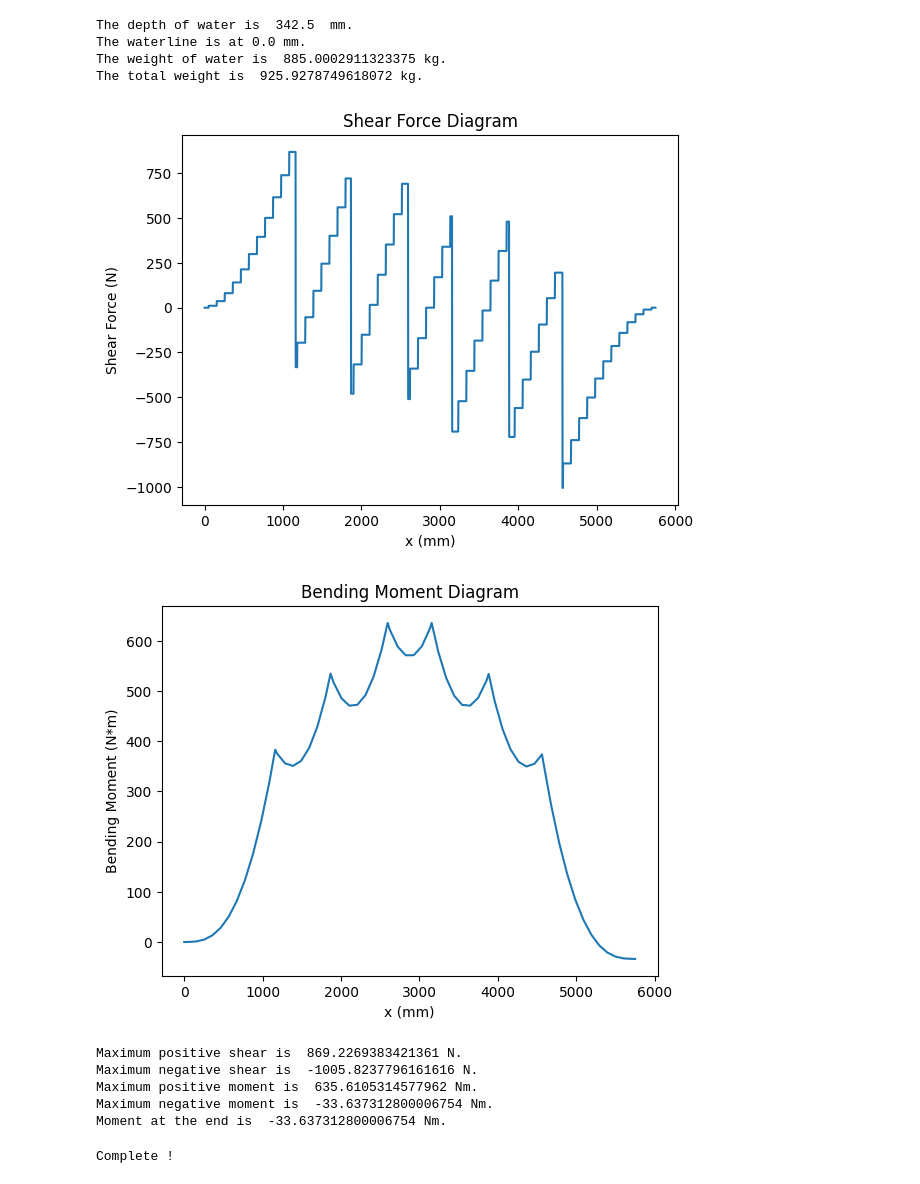
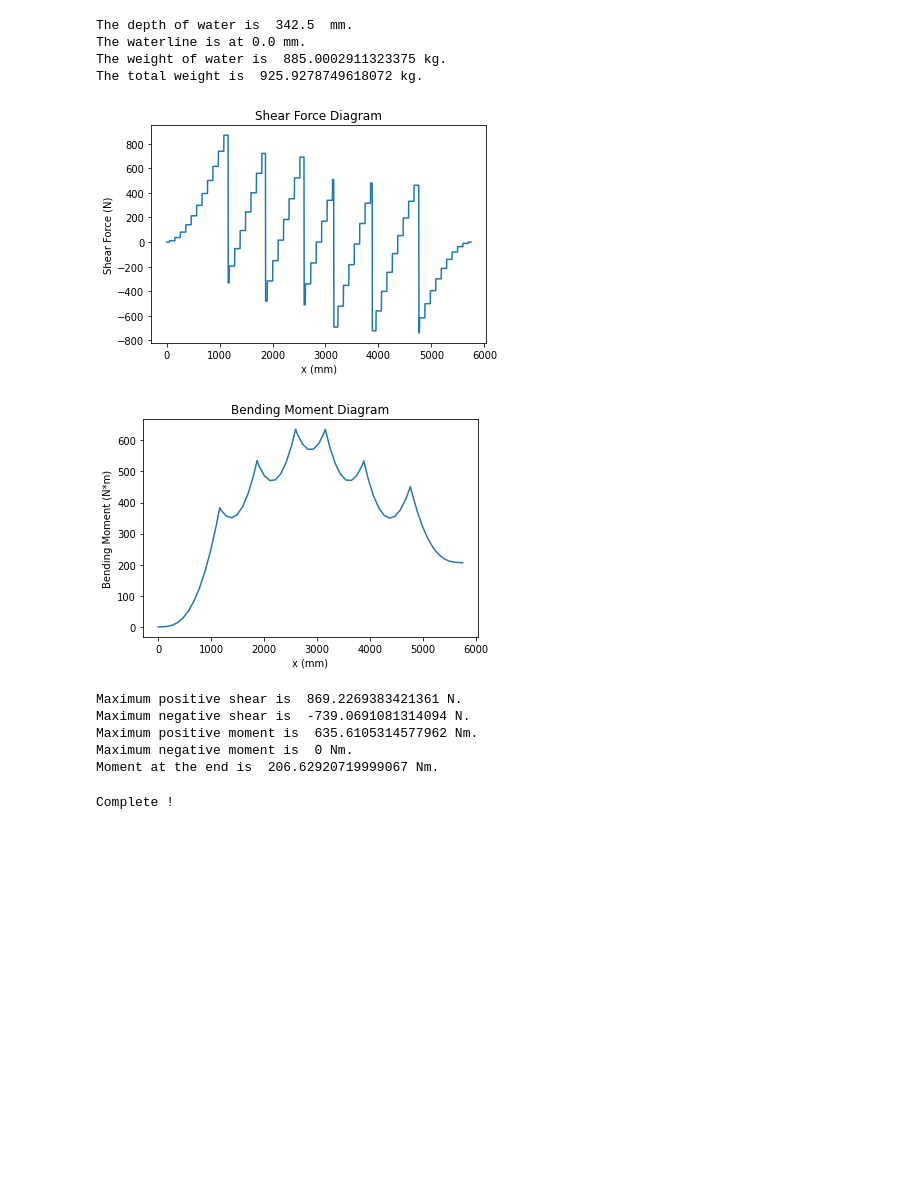
Before and after one commit to UWaterlooConcreteCanoe/Structural_Analysis, a Jupyter notebook: Longitudinal Analysis_6 Paddler.ipynb, the cells around one changed output. Drawn from its saved outputs; the diff is of its cells as text; code cells hidden in the pictures; blank space fills up the shorter version.

```diff
--- a/Longitudinal Analysis_6 Paddler.ipynb
+++ b/Longitudinal Analysis_6 Paddler.ipynb
@@ -23,7 +23,7 @@ pad2_po = 1867 # Position of second paddler with respect to left end of canoe (m
 pad3_po = 2595 # Position of third paddler with respect to left end of canoe (mm)
 pad4_po = 3156 # Position of fourth paddler with respect to left end of canoe (mm)
 pad5_po = 3883 # Position of fifth paddler with respect to left end of canoe (mm)
-pad6_po = 4563 # Position of sixth paddler with respect to left end of canoe (mm)
+pad6_po = 4763 # Position of sixth paddler with respect to left end of canoe (mm)
 # choose between pad_female and pad_male for each paddler
 pad_first = pad_male
 pad_second = pad_male
@@ -290,44 +290,76 @@ plt.title('Shear Force Diagram')
 plt.xlabel('x (mm)')
 plt.ylabel('Shear Force (N)')
 plt.show()
+# Track mm distance of station for paddler positions
+mm_traveled = 0
+paddler_counter = 0
+
+# Store Vf and paddlers? for csv file
+Paddler_array = []
+Station_by_length = []
+
+for i in range(1,57):
+
+    # Check if a paddler is in this station and calculate accordingly
+    stationHasPaddler = False
+
+    delta_mm_traveled = mm_traveled + float(canoe_info[4][i])
+
+    for j in range(round(mm_traveled), round(delta_mm_traveled)):
+        Station_by_length.append(i)
+
+    if(paddler_counter < len(pad_po)) and (mm_traveled <= pad_po[paddler_counter] and delta_mm_traveled > pad_po[paddler_counter]):
+        stationHasPaddler = True
+        paddler_counter += 1
+    mm_traveled = delta_mm_traveled
+
+    Paddler_array.append(stationHasPaddler)
+
+# Export points to csv file:
+df1 = pd.DataFrame(data={'Station': Station_by_length, 'Length': x, 'Shear': shear})
+
+csv_file = 'Length_vs_Shear_6 Paddler.csv'
+script_dir = os.path.abspath('')
+file_path = os.path.join(script_dir, csv_file)
+df1.to_csv(file_path, index=False)
 
 moment = []
 moment.append(0)
 bending_moment = 0
 for i in range(1,len(x),1):
     bending_moment = bending_moment + (x[i]-x[i-1])*shear[i]/1000
     moment.append(bending_moment)
 
 plt.plot(x,moment)
 plt.title('Bending Moment Diagram')
 plt.xlabel('x (mm)')
 plt.ylabel('Bending Moment (N*m)')
 plt.show()
 
 # Export points to csv file:
-df1 = pd.DataFrame(data={'Length': x, 'Moment': moment})
+df1 = pd.DataFrame(data={'Station': Station_by_length, 'Length': x, 'Moment': moment})
 
 csv_file = 'Length_vs_Moment_6 Paddler.csv'
 script_dir = os.path.abspath('')
 file_path = os.path.join(script_dir, csv_file)
 df1.to_csv(file_path, index=False)
 
 shear_max_index = shear.index(max(shear))
 #x(shear_max_index)
 
 print('Maximum positive shear is ', max(shear), 'N.')
 print('Maximum negative shear is ', min(shear), 'N.')
 print('Maximum positive moment is ', max(moment), 'Nm.')
 print('Maximum negative moment is ', min(moment), 'Nm.')
 print('Moment at the end is ', moment[len(moment)-1],'Nm.')
 # %% [output]
-[figure, old version]
+[figure, new version]
-[figure, old version]
+[figure, new version]
 Maximum positive shear is  869.2269383421361 N.
-Maximum negative shear is  -1005.8237796161616 N.
+Maximum negative shear is  -739.0691081314094 N.
 Maximum positive moment is  635.6105314577962 Nm.
-Maximum negative moment is  -33.637312800006754 Nm.
-Moment at the end is  -33.637312800006754 Nm.
+Maximum negative moment is  0 Nm.
+Moment at the end is  206.62920719999067 Nm.
 # %%
 # export the values to csv file
 titles = ['Positive Shear [N]', 'Negative Shear [N]', 'Positive Bending Moment [Nm]', 'Negative Bending Moment [Nm]', 'Moment at the end [Nm]']
```
Also changed, not shown: parts of 1 cell of this notebook, 13 other files.
